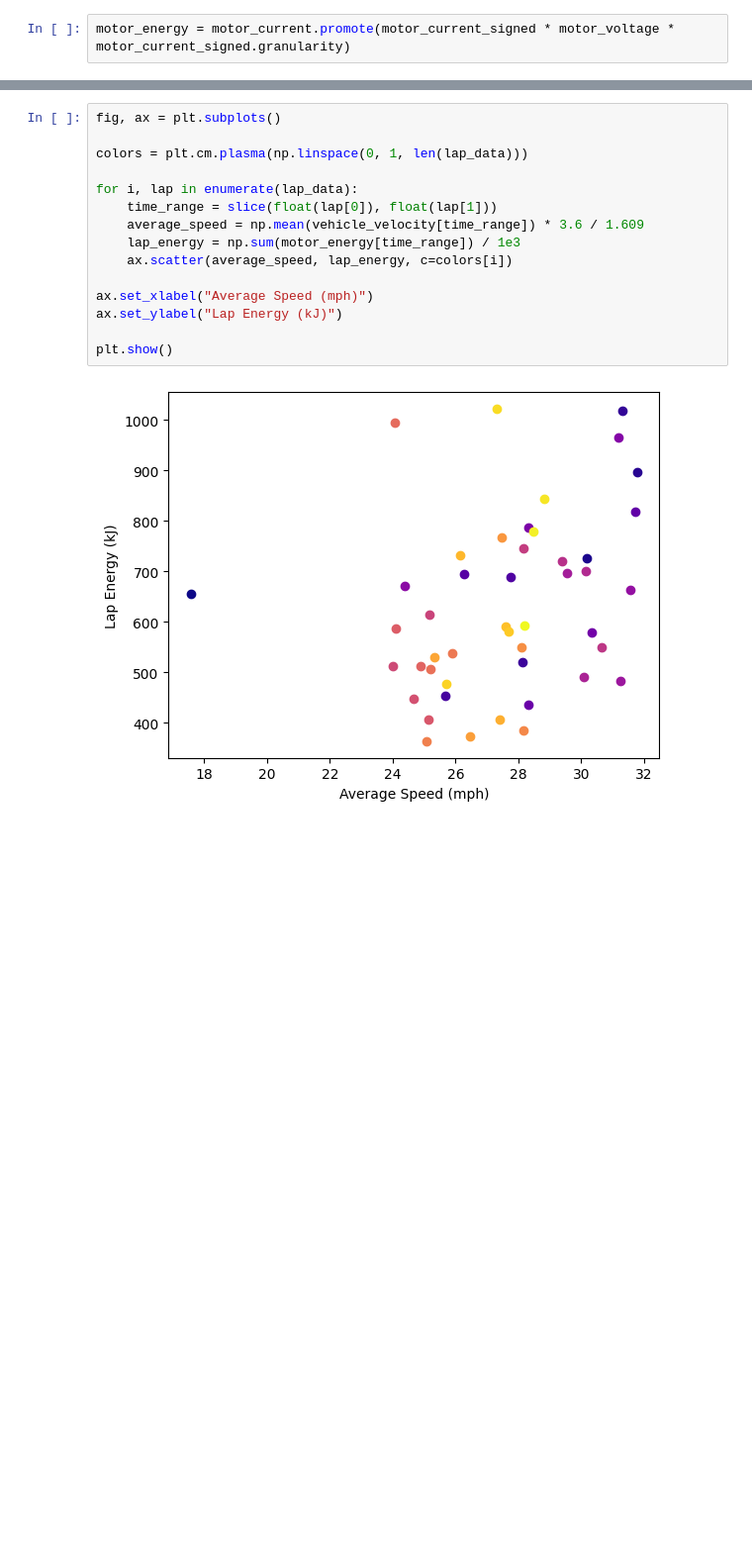
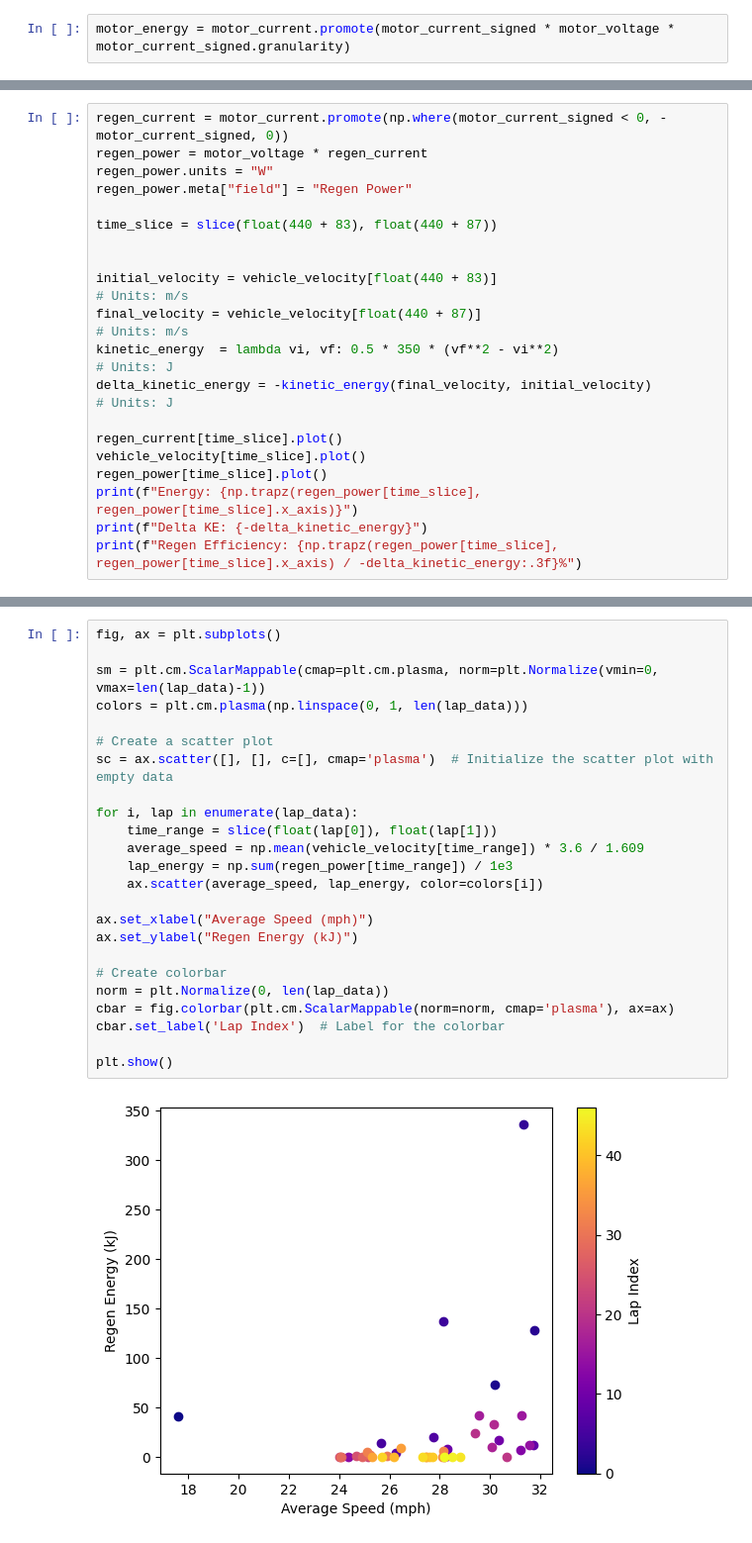
Before and after one commit to UBC-Solar/Simulation, a Jupyter notebook: speed_vs_energy.ipynb, the cells around one changed output, grey strips where cells are left out. Shown at 99% size. Saved outputs shown, nothing was run; the diff lists cells and outputs as text; blank space fills up the shorter version.

```diff
--- a/speed_vs_energy.ipynb
+++ b/speed_vs_energy.ipynb
@@ -62,0 +93,20 @@ motor_energy = motor_current.promote(motor_current_signed * motor_voltage * moto
+# %%
+regen_current = motor_current.promote(np.where(motor_current_signed < 0, -motor_current_signed, 0))
+regen_power = motor_voltage * regen_current
+regen_power.units = "W"
+regen_power.meta["field"] = "Regen Power"
+
+time_slice = slice(float(440 + 83), float(440 + 87))
+
+
+initial_velocity = vehicle_velocity[float(440 + 83)]                                # Units: m/s
+final_velocity = vehicle_velocity[float(440 + 87)]                                   # Units: m/s
+kinetic_energy  = lambda vi, vf: 0.5 * 350 * (vf**2 - vi**2)                    # Units: J
+delta_kinetic_energy = -kinetic_energy(final_velocity, initial_velocity)        # Units: J
+
+regen_current[time_slice].plot()
+vehicle_velocity[time_slice].plot()
+regen_power[time_slice].plot()
+print(f"Energy: {np.trapz(regen_power[time_slice], regen_power[time_slice].x_axis)}")
+print(f"Delta KE: {-delta_kinetic_energy}")
+print(f"Regen Efficiency: {np.trapz(regen_power[time_slice], regen_power[time_slice].x_axis) / -delta_kinetic_energy:.3f}%")
@@ -63,17 +120,26 @@ motor_energy = motor_current.promote(motor_current_signed * motor_voltage * moto
 # %%
 fig, ax = plt.subplots()
 
+sm = plt.cm.ScalarMappable(cmap=plt.cm.plasma, norm=plt.Normalize(vmin=0, vmax=len(lap_data)-1))
 colors = plt.cm.plasma(np.linspace(0, 1, len(lap_data)))
+
+# Create a scatter plot
+sc = ax.scatter([], [], c=[], cmap='plasma')  # Initialize the scatter plot with empty data
 
 for i, lap in enumerate(lap_data):
     time_range = slice(float(lap[0]), float(lap[1]))
     average_speed = np.mean(vehicle_velocity[time_range]) * 3.6 / 1.609
-    lap_energy = np.sum(motor_energy[time_range]) / 1e3
-    ax.scatter(average_speed, lap_energy, c=colors[i])
+    lap_energy = np.sum(regen_power[time_range]) / 1e3
+    ax.scatter(average_speed, lap_energy, color=colors[i])
 
 ax.set_xlabel("Average Speed (mph)")
-ax.set_ylabel("Lap Energy (kJ)")
+ax.set_ylabel("Regen Energy (kJ)")
+
+# Create colorbar
+norm = plt.Normalize(0, len(lap_data))
+cbar = fig.colorbar(plt.cm.ScalarMappable(norm=norm, cmap='plasma'), ax=ax)
+cbar.set_label('Lap Index')  # Label for the colorbar
 
 plt.show()
 # %% [output]
-[figure, old version]
+[figure, new version]
```
Also changed, not shown: parts of 2 cells of this notebook, 2 other files.
